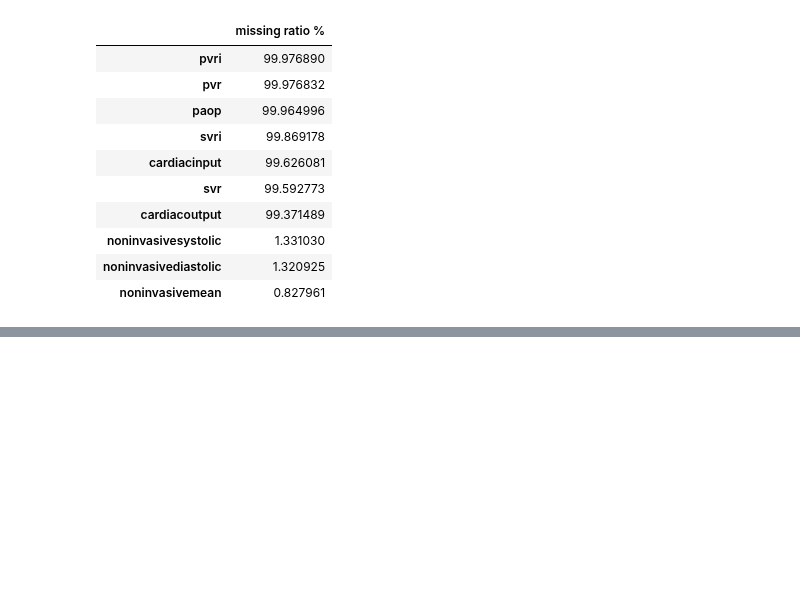
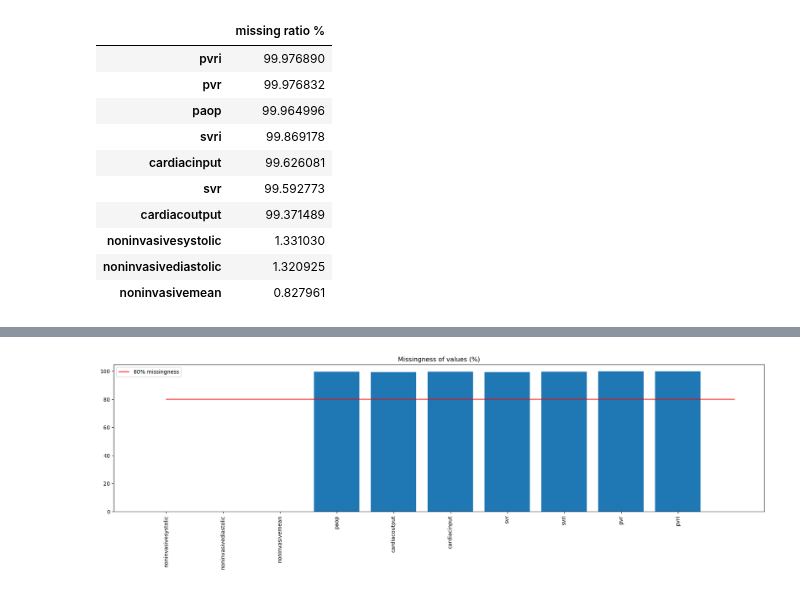
Before and after one commit to joy628/master-project, a Jupyter notebook: data-prepossing-2/vitalAperiodic.ipynb, the cells around one changed output, grey strips where cells are left out. Drawn from its saved outputs; the diff is of its cells as text; code cells hidden in the pictures; blank space fills up the shorter version.

Commit message:
vital  analysis

```diff
--- a/data-prepossing-2/vitalAperiodic.ipynb
+++ b/data-prepossing-2/vitalAperiodic.ipynb
@@ -166,0 +171,5 @@ missing_ratio
+# %%
+df_after= vitalap.copy()
+df_after.iloc[:, :] = df_after.iloc[:, :].notna().astype(int)   #NaN 值替换为 0，非 NaN 值替换为 1
+df_after= df_after.groupby('patientunitstayid').max()
+df_after = df_after[(df_after.iloc[:, 1:] != 0).any(axis=1)]
@@ -166,0 +209,11 @@ missing_ratio
+# %%
+plt.rcParams["figure.figsize"] = (22,5)
+missing_ratio = pd.DataFrame(df_after.eq(0).sum() / len(df_after.index), columns = ['missing ratio']) * 100
+plt.title('Missingness of values (%)')
+plt.bar(missing_ratio.index, missing_ratio['missing ratio'])
+plt.xticks(np.arange(0, len(missing_ratio.index)), labels=missing_ratio.index, rotation=90)
+plt.hlines(80, 0, len(missing_ratio.index), colors = 'red', label = '80% missingness')
+plt.legend()
+plt.show()
+# %% [output]
+[figure, added]
```
Also changed, not shown: parts of 6 cells of this notebook, 1 other file.
